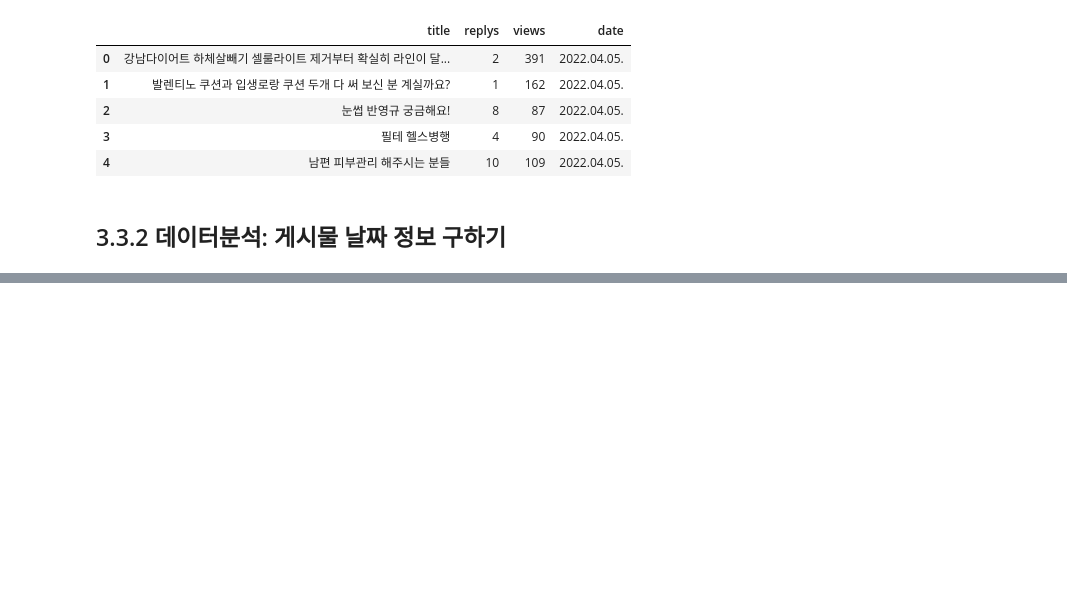
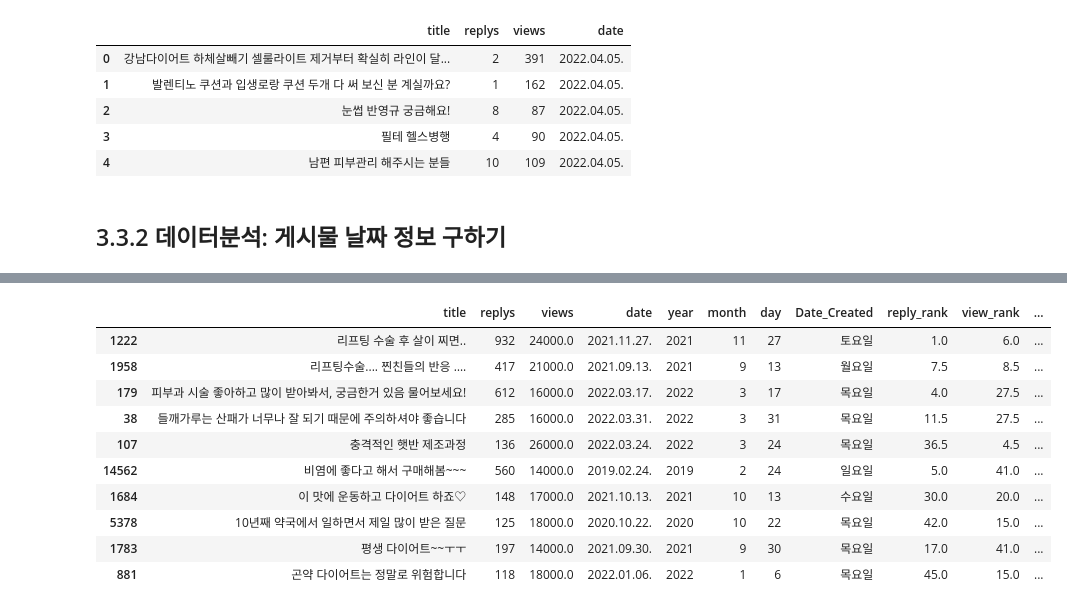
Before and after one commit to semin-pk/DataAnalysisPython, a Jupyter notebook: 3장/chapter03-2.ipynb, the cells around one changed output, grey strips where cells are left out. Saved outputs shown, nothing was run; the diff lists cells and outputs as text; code cells hidden in the pictures; blank space fills up the shorter version.

```diff
--- a/3장/chapter03-2.ipynb
+++ b/3장/chapter03-2.ipynb
@@ -66,0 +202,16 @@ date_sample =
+# %%
+df["Rank"] = df['reply_rank'] + df['view_rank']
+df.drop_duplicates(inplace = True)
+df.sort_values(by='Rank', ascending=True)[:10]
+# %% [output]
+|  | title | replys | views | date | year | month | day | Date_Created | reply_rank | view_rank | ... |
+| 1222 | 리프팅 수술 후 살이 찌면.. | 932 | 24000.0 | 2021.11.27. | 2021 | 11 | 27 | 토요일 | 1.0 | 6.0 | ... |
+| 1958 | 리프팅수술.... 찐친들의 반응 …. | 417 | 21000.0 | 2021.09.13. | 2021 | 9 | 13 | 월요일 | 7.5 | 8.5 | ... |
+| 179 | 피부과 시술 좋아하고 많이 받아봐서, 궁금한거 있음 물어보세요! | 612 | 16000.0 | 2022.03.17. | 2022 | 3 | 17 | 목요일 | 4.0 | 27.5 | ... |
+| 38 | 들깨가루는 산패가 너무나 잘 되기 때문에 주의하셔야 좋습니다 | 285 | 16000.0 | 2022.03.31. | 2022 | 3 | 31 | 목요일 | 11.5 | 27.5 | ... |
+| 107 | 충격적인 햇반 제조과정 | 136 | 26000.0 | 2022.03.24. | 2022 | 3 | 24 | 목요일 | 36.5 | 4.5 | ... |
+| 14562 | 비염에 좋다고 해서 구매해봄~~~ | 560 | 14000.0 | 2019.02.24. | 2019 | 2 | 24 | 일요일 | 5.0 | 41.0 | ... |
+| 1684 | 이 맛에 운동하고 다이어트 하죠♡ | 148 | 17000.0 | 2021.10.13. | 2021 | 10 | 13 | 수요일 | 30.0 | 20.0 | ... |
+| 5378 | 10년째 약국에서 일하면서 제일 많이 받은 질문 | 125 | 18000.0 | 2020.10.22. | 2020 | 10 | 22 | 목요일 | 42.0 | 15.0 | ... |
+| 1783 | 평생 다이어트~~ㅜㅜ | 197 | 14000.0 | 2021.09.30. | 2021 | 9 | 30 | 목요일 | 17.0 | 41.0 | ... |
+| 881 | 곤약 다이어트는 정말로 위험합니다 | 118 | 18000.0 | 2022.01.06. | 2022 | 1 | 6 | 목요일 | 45.0 | 15.0 | ... |
```
Also changed, not shown: parts of 39 cells of this notebook.
